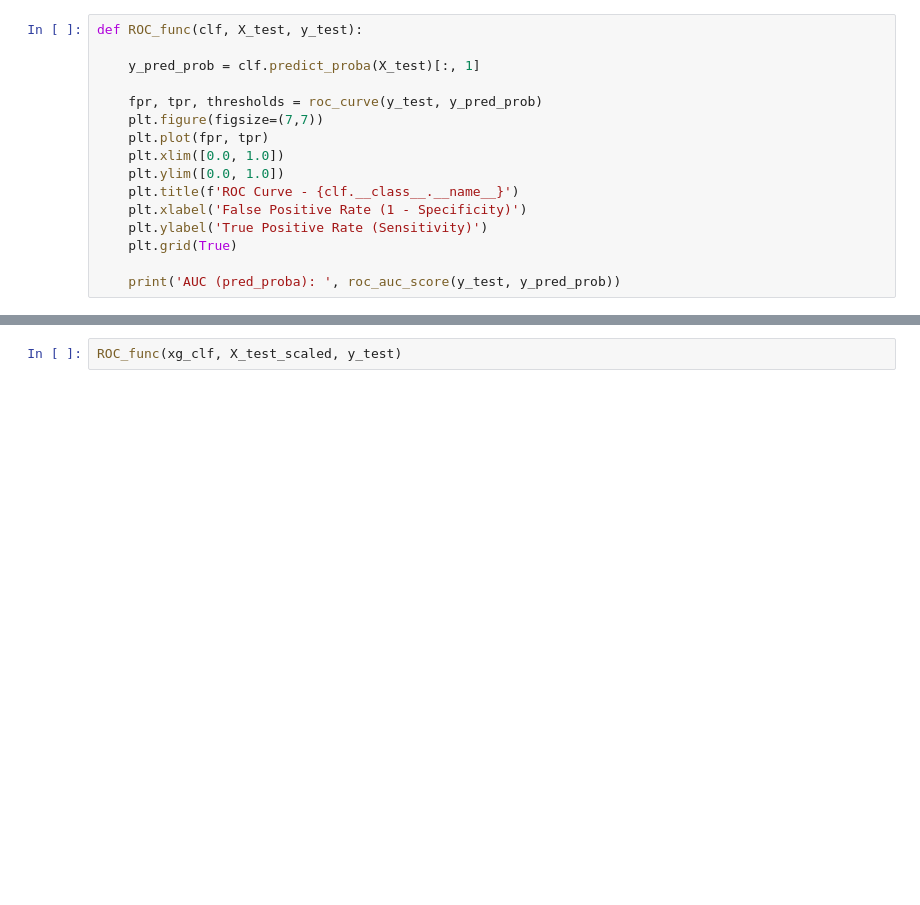
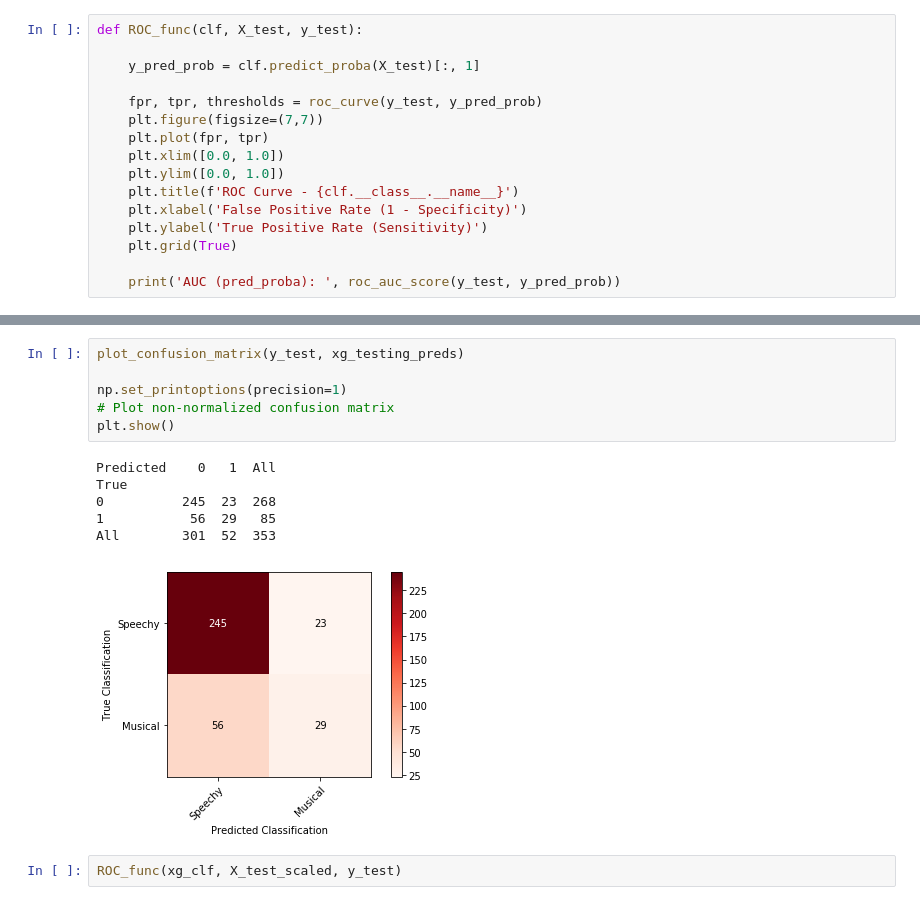
Before and after one commit to nabilabbas250/Spotify-Speechiness, a Jupyter notebook: Running Models.ipynb, the cells around one changed output, grey strips where cells are left out. Drawn from its saved outputs; the diff is of its cells as text; blank space fills up the shorter version.

```diff
--- a/Running Models.ipynb
+++ b/Running Models.ipynb
@@ -609,3 +756,16 @@ def ROC_func(clf, X_test, y_test):
+# %%
+plot_confusion_matrix(y_test, xg_testing_preds)
+
+np.set_printoptions(precision=1)
+# Plot non-normalized confusion matrix
+plt.show()
+# %% [output]
+Predicted    0   1  All
+True
+0          245  23  268
+1           56  29   85
+All        301  52  353
+[figure, added]
 # %%
 ROC_func(xg_clf, X_test_scaled, y_test)
 # %% [output]
```
Also changed, not shown: parts of 35 cells of this notebook, 1 other file.
